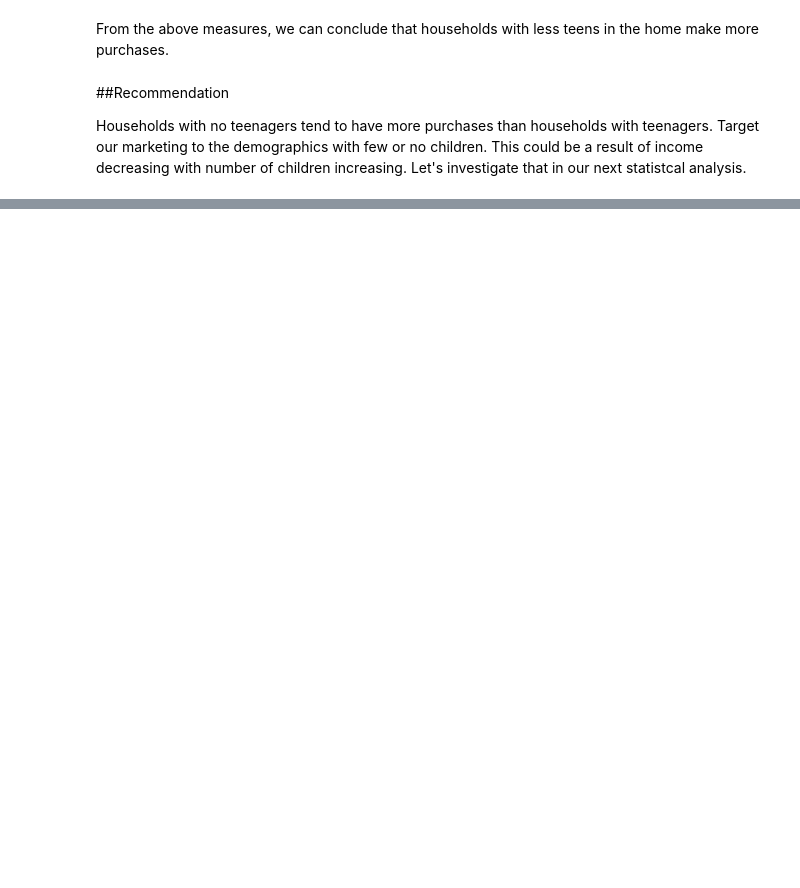
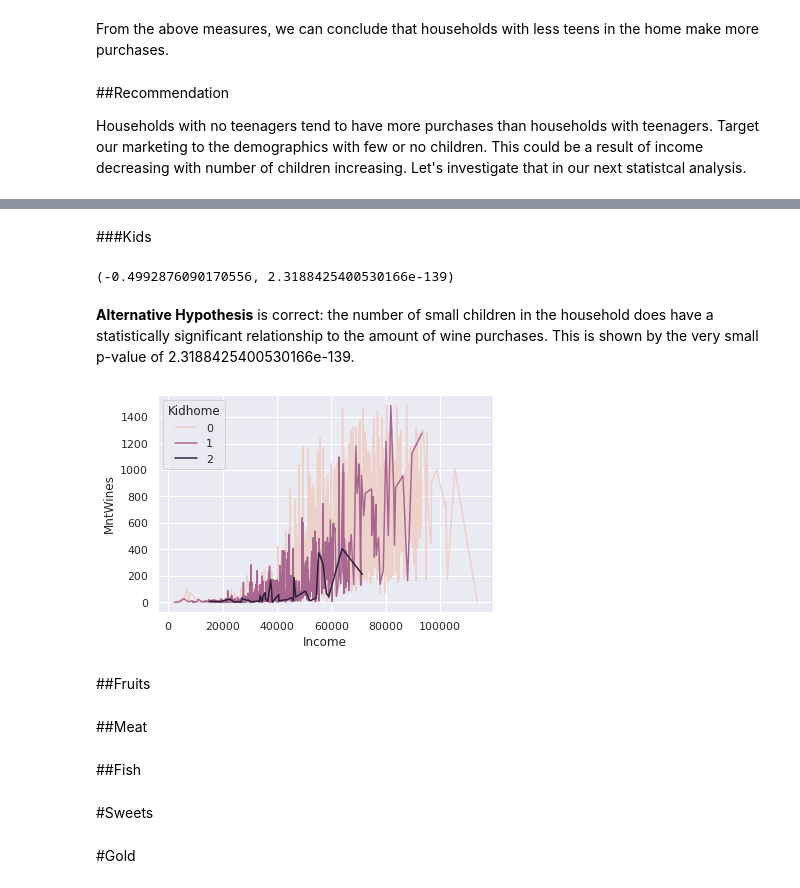
Before and after one commit to clanderson23/Grocery-Analysis, a Jupyter notebook: Grocery_Market_Analysis.ipynb, the cells around one changed output, grey strips where cells are left out. Saved outputs shown, nothing was run; the diff lists cells and outputs as text; code cells hidden in the pictures; blank space fills up the shorter version.

```diff
--- a/Grocery_Market_Analysis.ipynb
+++ b/Grocery_Market_Analysis.ipynb
@@ -235,0 +269,23 @@ Index(['Income', 'Kidhome', 'Teenhome', 'Recency', 'MntWines', 'MntFruits',
+# %% [markdown]
+###Kids
+# %%
+stats.pearsonr(market_df['MntWines'], market_df['Kidhome'])
+# %% [output]
+(-0.4992876090170556, 2.3188425400530166e-139)
+# %% [markdown]
+**Alternative Hypothesis** is correct: the number of small children in the household does have a statistically significant relationship to the amount of wine purchases. This is shown by the very small p-value of 2.3188425400530166e-139.
+# %%
+sns.lineplot(y='MntWines', x='Income', hue='Kidhome', data=market_df)
+plt.ioff()
+# %% [output]
+[figure, added]
+# %% [markdown]
+##Fruits
+# %% [markdown]
+##Meat
+# %% [markdown]
+##Fish
+# %% [markdown]
+#Sweets
+# %% [markdown]
+#Gold
```
Also changed, not shown: parts of 19 cells of this notebook.
